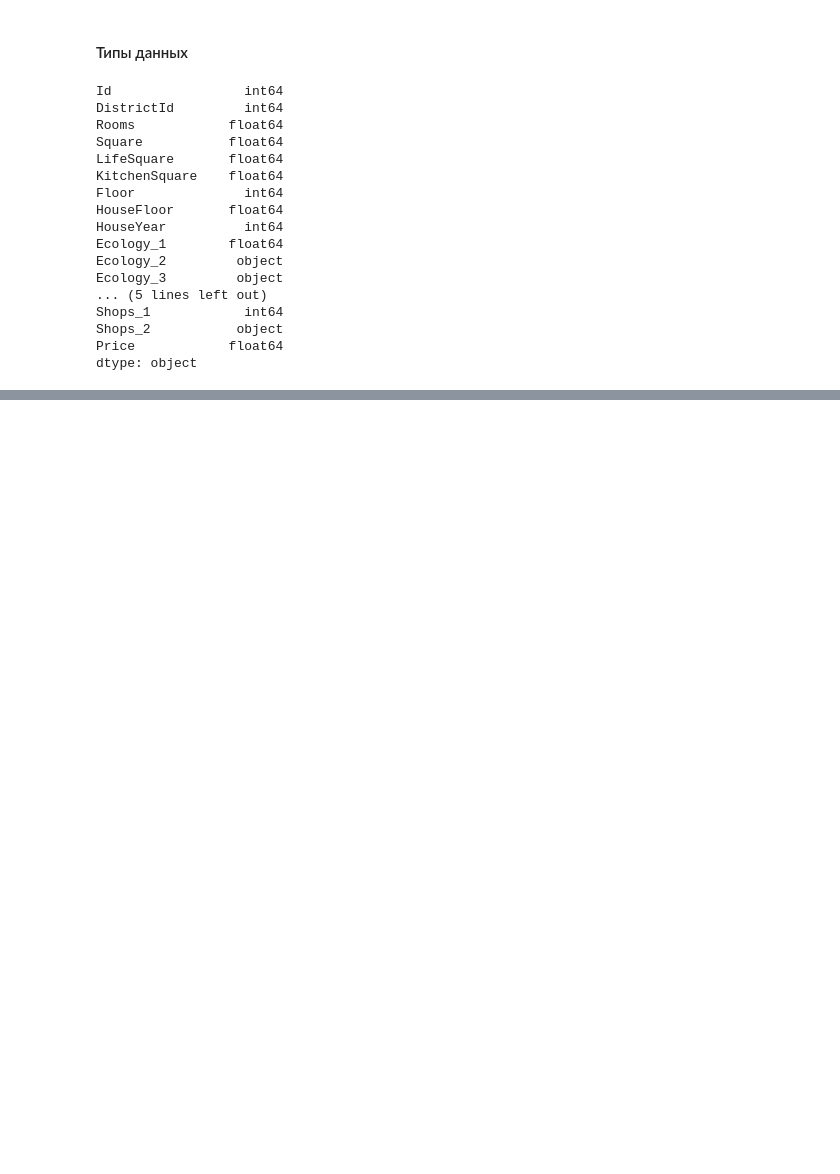
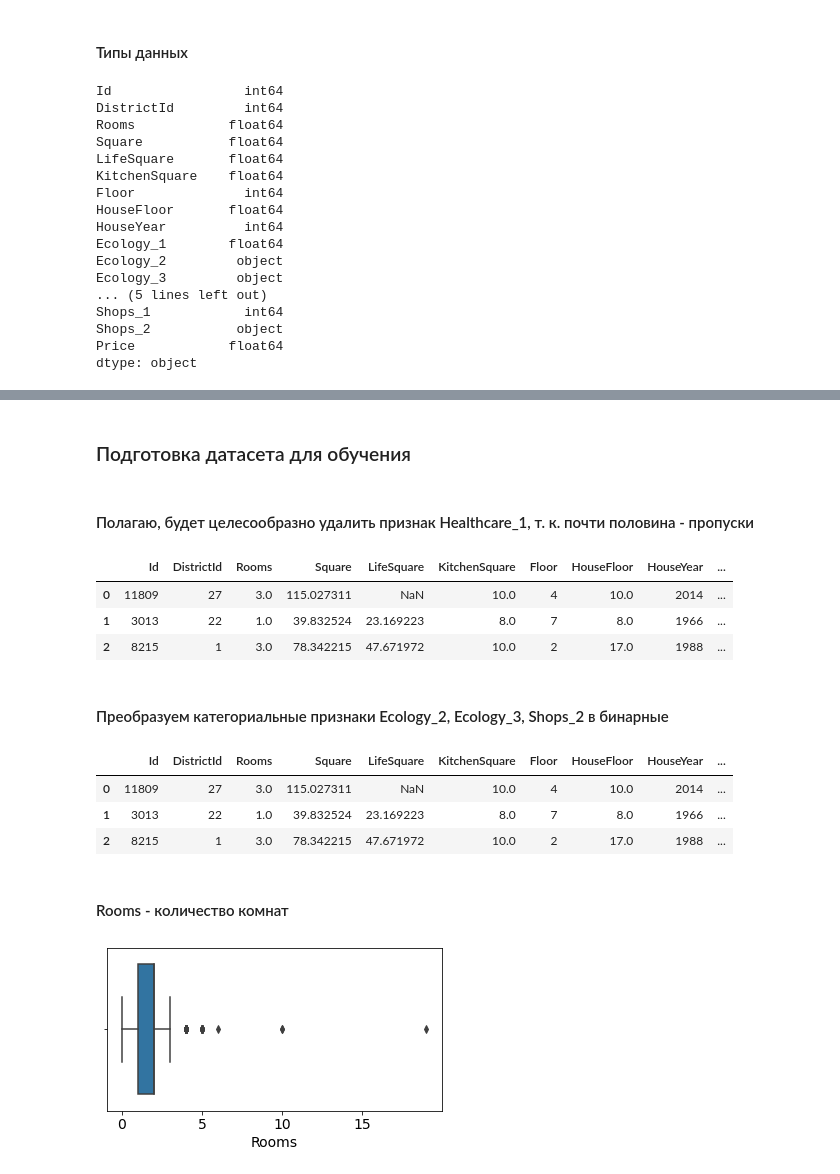
Before and after one commit to samoryad/datascience_GB, a Jupyter notebook: project_price_prediction/project_price_prediction.ipynb, the cells around one changed output, grey strips where cells are left out. Saved outputs shown, nothing was run; the diff lists cells and outputs as text; code cells hidden in the pictures; blank space fills up the shorter version.

```diff
--- a/project_price_prediction/project_price_prediction.ipynb
+++ b/project_price_prediction/project_price_prediction.ipynb
@@ -114,0 +214,26 @@ test_df.head()
+# %% [markdown]
+### Подготовка датасета для обучения
+# %% [markdown]
+#### Полагаю, будет целесообразно удалить признак Healthcare_1, т. к. почти половина - пропуски
+# %%
+train_df = train_df.drop('Healthcare_1', axis=1)
+train_df.head(3)
+# %% [output]
+|  | Id | DistrictId | Rooms | Square | LifeSquare | KitchenSquare | Floor | HouseFloor | HouseYear | ... |
+| 0 | 11809 | 27 | 3.0 | 115.027311 | NaN | 10.0 | 4 | 10.0 | 2014 | ... |
+| 1 | 3013 | 22 | 1.0 | 39.832524 | 23.169223 | 8.0 | 7 | 8.0 | 1966 | ... |
+| 2 | 8215 | 1 | 3.0 | 78.342215 | 47.671972 | 10.0 | 2 | 17.0 | 1988 | ... |
+# %% [markdown]
+#### Преобразуем категориальные признаки Ecology_2, Ecology_3, Shops_2 в бинарные
+# %%
+binary_to_numbers = {'A': 0, 'B': 1}
+
+train_df['Ecology_2'] = train_df['Ecology_2'].replace(binary_to_numbers)
+train_df['Ecology_3'] = train_df['Ecology_3'].replace(binary_to_numbers)
+train_df['Shops_2'] = train_df['Shops_2'].replace(binary_to_numbers)
+train_df.head(3)
+# %% [output]
+|  | Id | DistrictId | Rooms | Square | LifeSquare | KitchenSquare | Floor | HouseFloor | HouseYear | ... |
+| 0 | 11809 | 27 | 3.0 | 115.027311 | NaN | 10.0 | 4 | 10.0 | 2014 | ... |
+| 1 | 3013 | 22 | 1.0 | 39.832524 | 23.169223 | 8.0 | 7 | 8.0 | 1966 | ... |
+| 2 | 8215 | 1 | 3.0 | 78.342215 | 47.671972 | 10.0 | 2 | 17.0 | 1988 | ... |
@@ -114,0 +246,11 @@ test_df.head()
+# %% [markdown]
+#### Rooms - количество комнат
+# %%
+plt.figure(figsize=(6, 3))
+
+sns.boxplot(train_df['Rooms'], whis=1.5)
+
+plt.xlabel('Rooms')
+plt.show()
+# %% [output]
+[figure, added]
```
Also changed, not shown: parts of 41 cells of this notebook, 1 other file.
